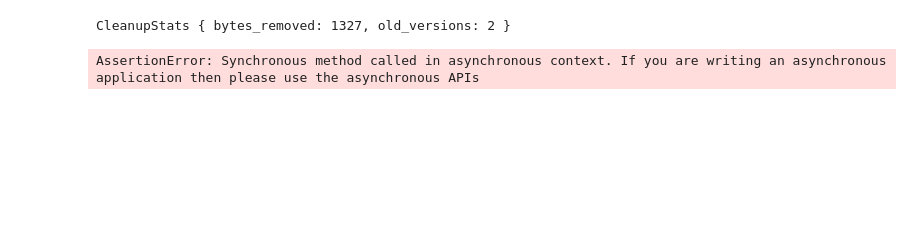
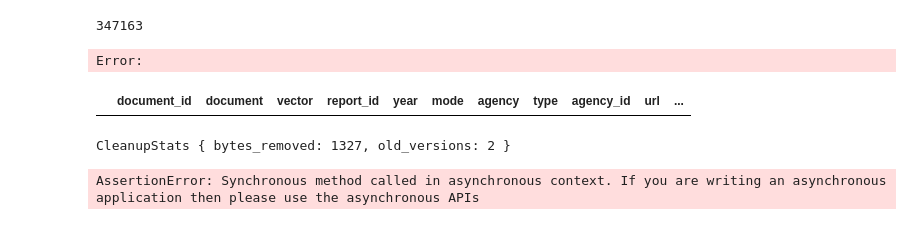
Before and after one commit to 1jamesthompson1/TAIC_smart_assistant, a Jupyter notebook: working_files/manage_vector_db.ipynb, the cells around one changed output. Cells and saved outputs as stored; diff of their text form; code cells hidden in the pictures; blank space fills up the shorter version.

```diff
--- a/working_files/manage_vector_db.ipynb
+++ b/working_files/manage_vector_db.ipynb
@@ -8,9 +8,10 @@ from datetime import timedelta
 dotenv.load_dotenv(override=True)
 
 
-db = lancedb.connect(os.environ.get("VECTORDB_PATH"))
+db = lancedb.connect("az://vectordb/prod")
+# db = lancedb.connect("../vectordb")
 
 table = db.open_table("all_document_types")
 
-table.count_rows()
+table, table.list_versions()
 # %% [output]
@@ -18,3 +69,12 @@ ValueError: unable to connect to account for Must provide either a connection_st
+# %%
+table.count_rows()
+# %% [output]
+347163
+Error:
+# %%
+table.search().where('document_type == "summary"').limit(10).to_pandas()
+# %% [output]
+|  | document_id | document | vector | report_id | year | mode | agency | type | agency_id | url | ... |
 # %%
 table.cleanup_old_versions(older_than=timedelta(days=1))
 # %% [output]
```
Also changed, not shown: parts of 11 cells of this notebook, 7 other files.
